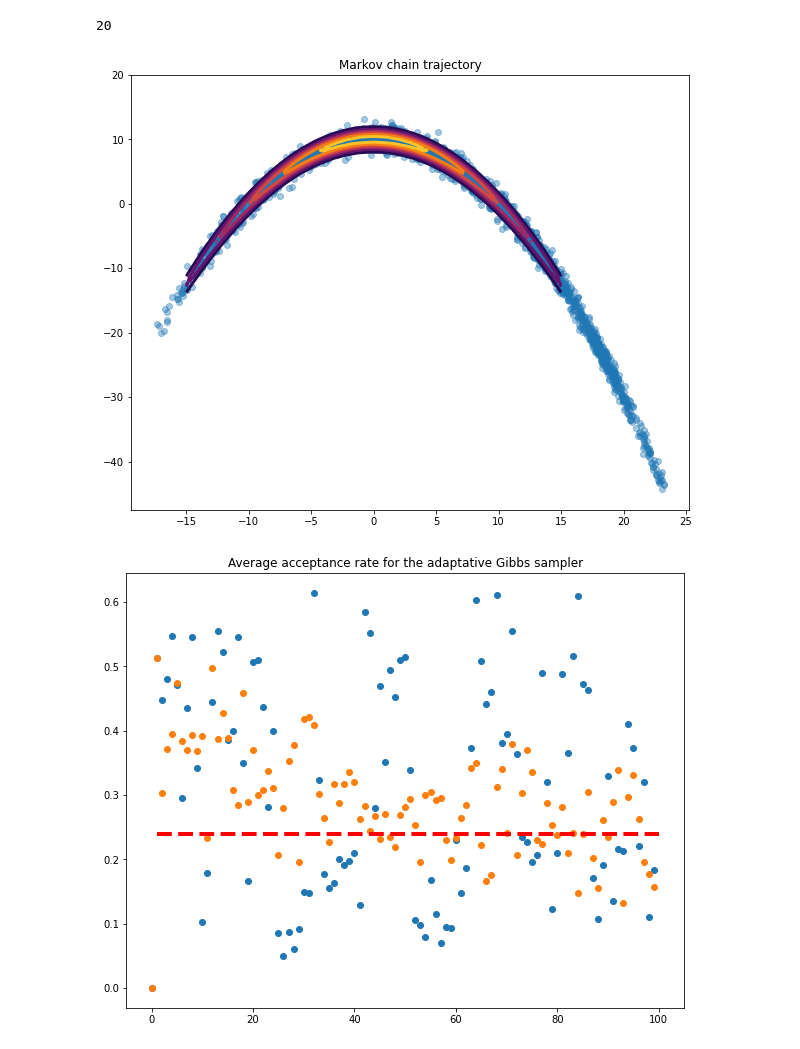
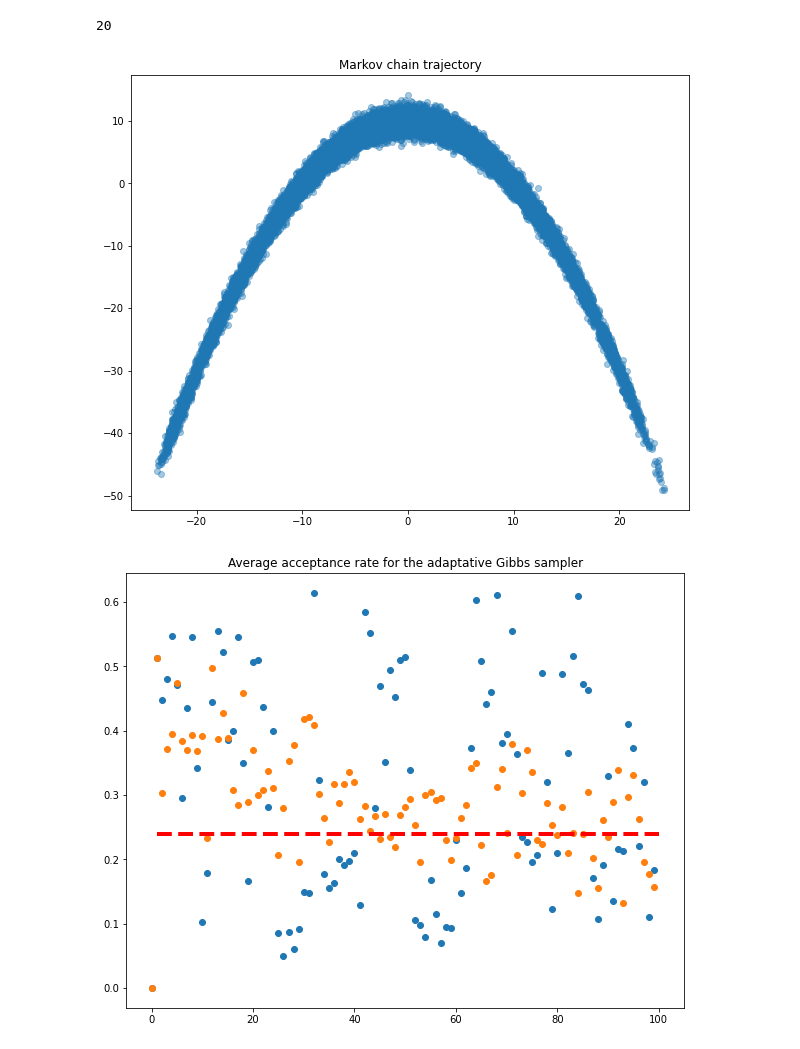
Before and after one commit to simonqueric/MVA, a Jupyter notebook: ComputationalStatistics/Lab4/Lab4_Compstat.ipynb, the cells around one changed output. Cells and saved outputs as stored; diff of their text form; code cells hidden in the pictures.

```diff
--- a/ComputationalStatistics/Lab4/Lab4_Compstat.ipynb
+++ b/ComputationalStatistics/Lab4/Lab4_Compstat.ipynb
@@ -247,10 +246,10 @@ def log_pi_k(z, param):
 d = 20
 x0 = np.zeros(d)
 B = 0.1
-n_iter=5_000
+n_iter=50_000
 log_pis = [log_pi1, log_pi2] + [log_pi_k for _ in range(18)]
 # %%
-X, Alphas = adaptative_MH_wG(x0, B, log_pis, sigmas=3*np.ones(d), hm_iter=100, n_iter=n_iter)
+X, Alphas = adaptative_MH_wG(x0, B, log_pis, sigmas=3*np.ones(d), hm_iter=50, n_iter=n_iter)
 # %% [output]
 20
 # %%
@@ -258,15 +257,15 @@ X, Y = X[:,0], X[:,1]
 # %%
 fig = plt.figure(figsize=(10, 8))
 plt.scatter(X[n_iter//2:], Y[n_iter//2:], alpha=.4)
 x = np.linspace(-15, 15, 100)
 y = np.linspace(-20, 20, 100)
 x, y = np.meshgrid(x, y)
 z = f(x, y, B)
-plt.contour(x, y, z, cmap='inferno', linewidths=3)
+#plt.contour(x, y, z, cmap='inferno', linewidths=3)
 plt.title("Markov chain trajectory")
 plt.show()
 # %% [output]
-[figure, old version]
+[figure, new version]
 # %%
 fig=plt.figure(figsize=(10, 8))
 plt.plot(Alphas[:,0], 'o')
```
Also changed, not shown: parts of 19 cells of this notebook.
